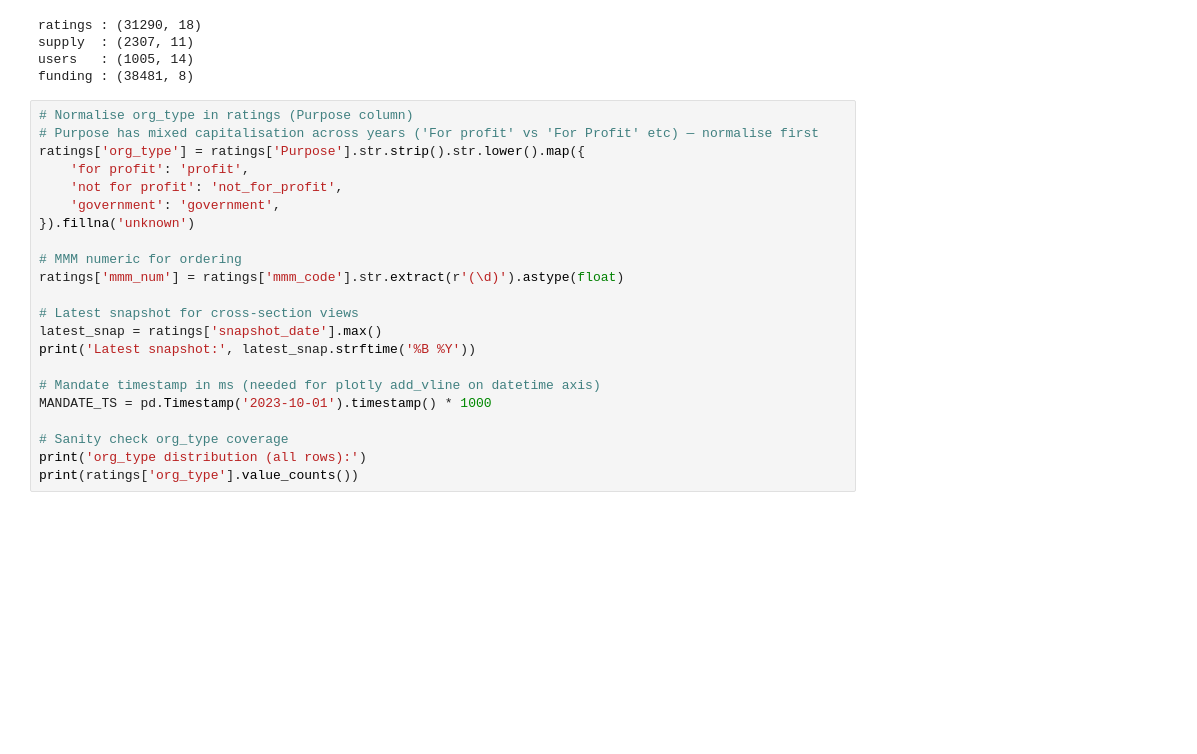
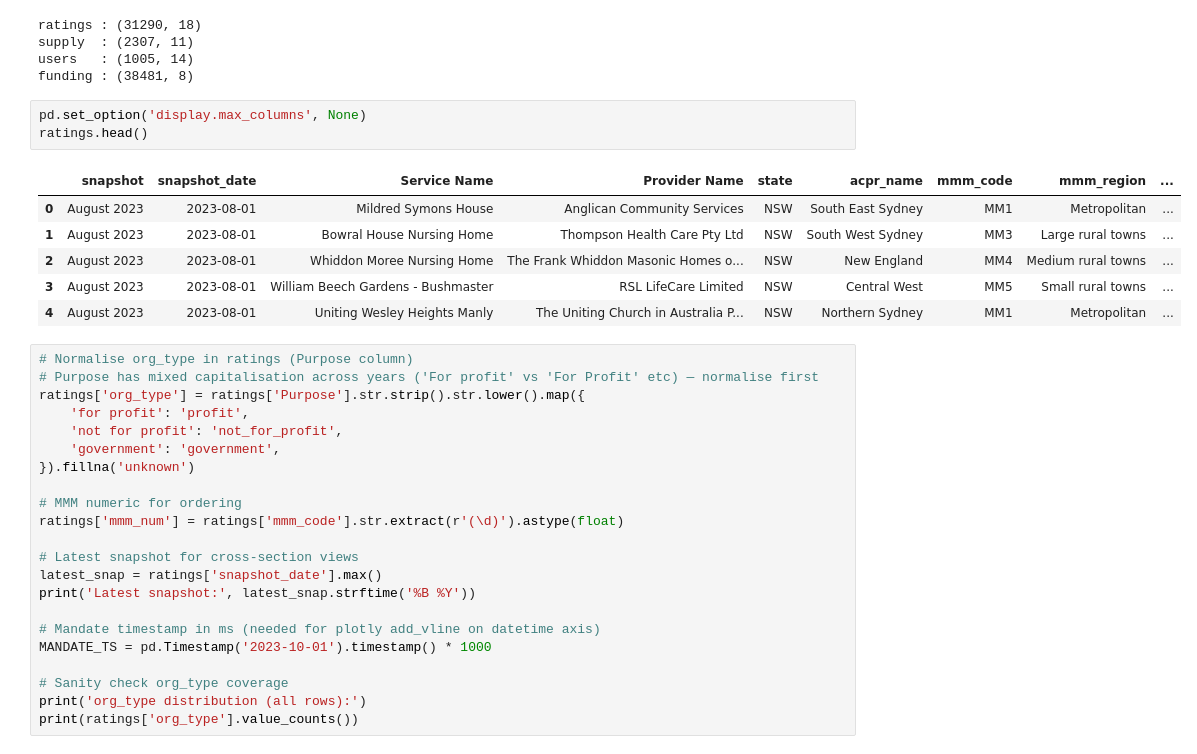
Before and after one commit to Alexandro2999/dvn-at3-aged-care-gap, a Jupyter notebook: notebooks/architect/01_eda.ipynb, the cells around one changed output. Drawn from its saved outputs; the diff is of its cells as text; blank space fills up the shorter version.

```diff
--- a/notebooks/architect/01_eda.ipynb
+++ b/notebooks/architect/01_eda.ipynb
@@ -52,6 +52,16 @@ ratings : (31290, 18)
 supply  : (2307, 11)
 users   : (1005, 14)
 funding : (38481, 8)
+# %%
+pd.set_option('display.max_columns', None)
+ratings.head()
+# %% [output]
+|  | snapshot | snapshot_date | Service Name | Provider Name | state | acpr_name | mmm_code | mmm_region | ... |
+| 0 | August 2023 | 2023-08-01 | Mildred Symons House | Anglican Community Services | NSW | South East Sydney | MM1 | Metropolitan | ... |
+| 1 | August 2023 | 2023-08-01 | Bowral House Nursing Home | Thompson Health Care Pty Ltd | NSW | South West Sydney | MM3 | Large rural towns | ... |
+| 2 | August 2023 | 2023-08-01 | Whiddon Moree Nursing Home | The Frank Whiddon Masonic Homes o... | NSW | New England | MM4 | Medium rural towns | ... |
+| 3 | August 2023 | 2023-08-01 | William Beech Gardens - Bushmaster | RSL LifeCare Limited | NSW | Central West | MM5 | Small rural towns | ... |
+| 4 | August 2023 | 2023-08-01 | Uniting Wesley Heights Manly | The Uniting Church in Australia P... | NSW | Northern Sydney | MM1 | Metropolitan | ... |
 # %%
 # Normalise org_type in ratings (Purpose column)
 # Purpose has mixed capitalisation across years ('For profit' vs 'For Profit' etc) — normalise first
```
Also changed, not shown: parts of 1 cell of this notebook, 1 other file.
